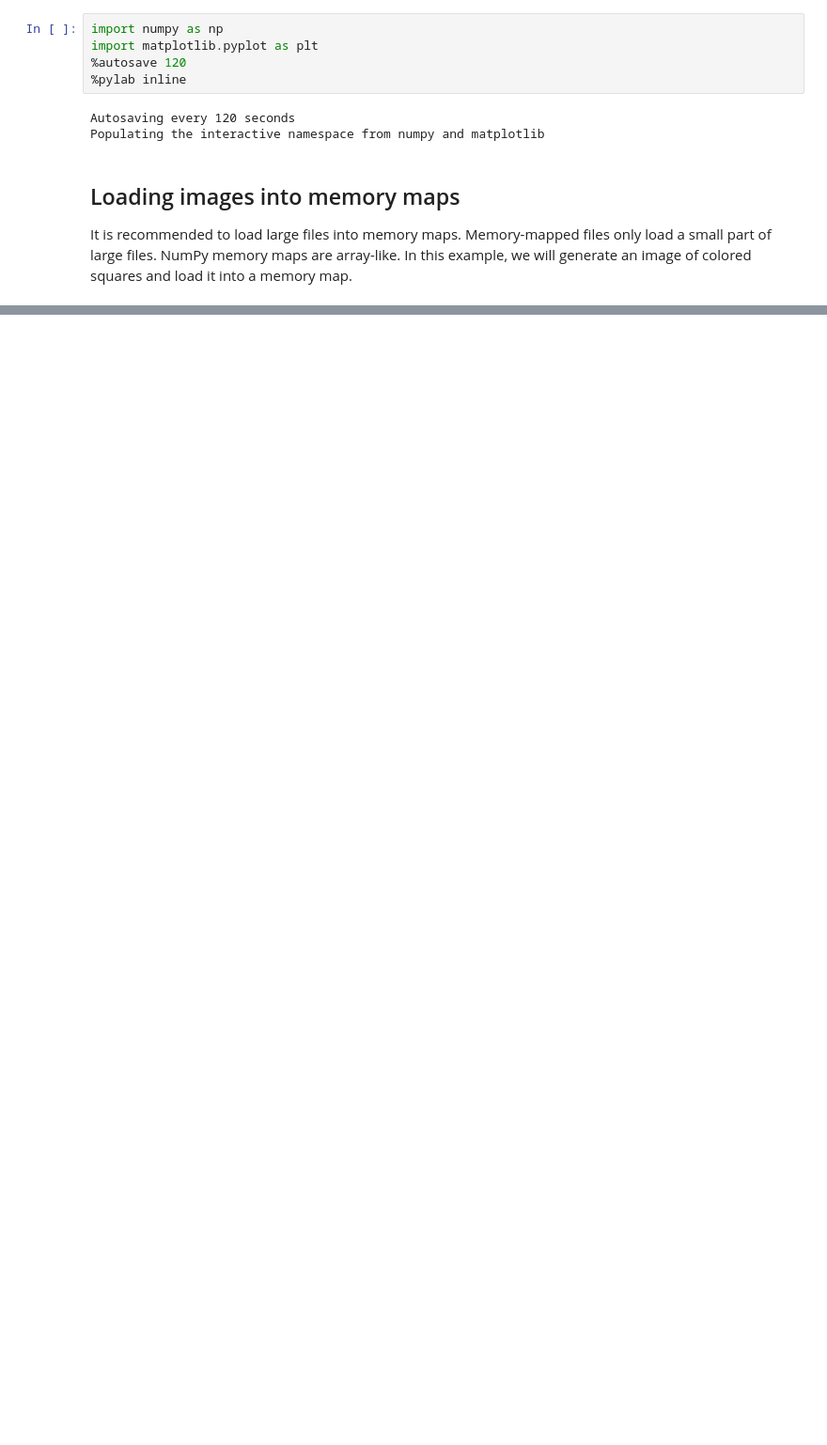
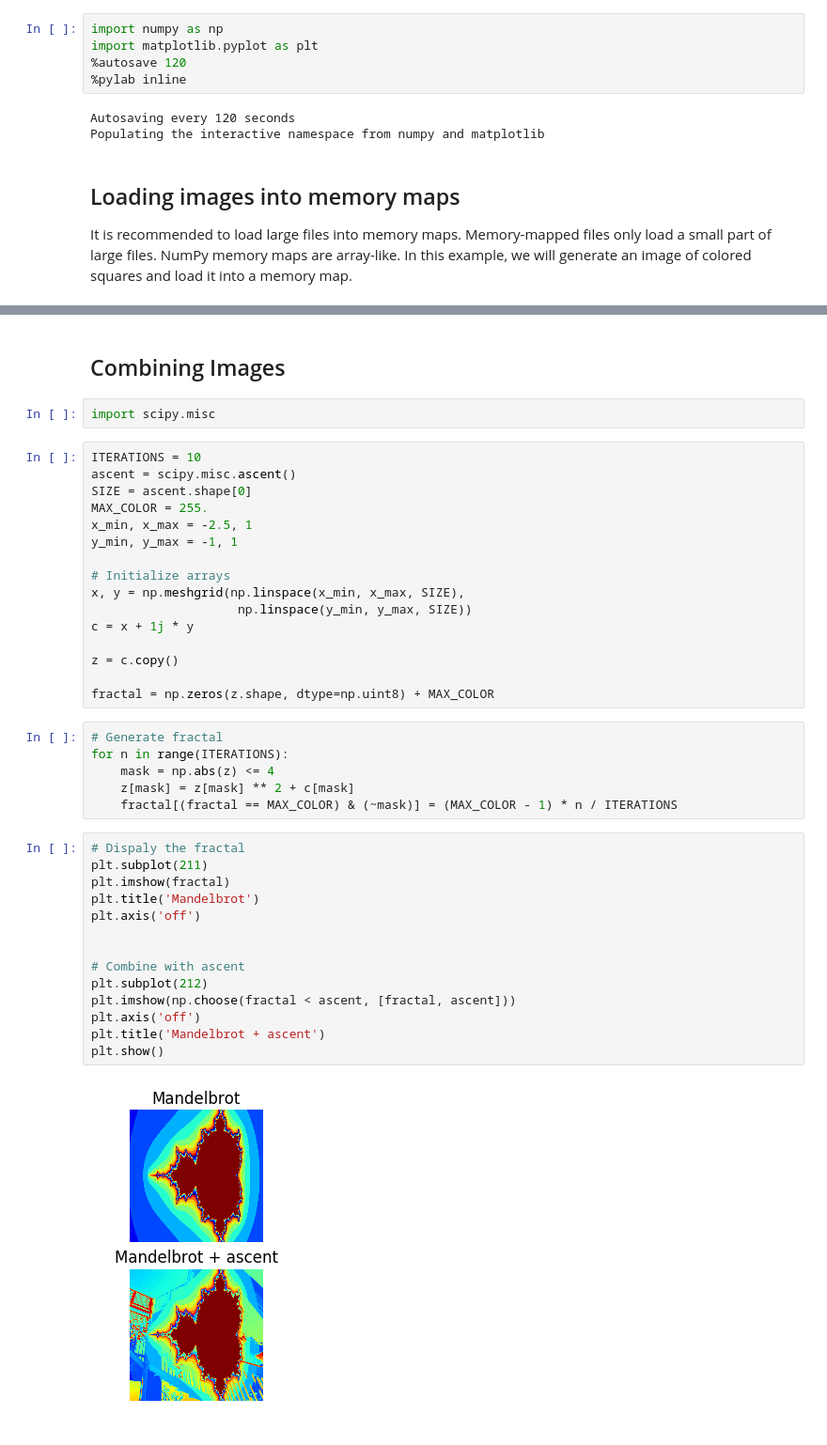
Before and after one commit to PiBingbin/Aggregatus, a Jupyter notebook: Miscellaneous/Numpy/chap 05.ipynb, the cells around one changed output, grey strips where cells are left out. Shown at 94% size. Cells and saved outputs as stored; diff of their text form; blank space fills up the shorter version.

Commit message:
:tada: Combining Images

```diff
--- a/Miscellaneous/Numpy/chap 05.ipynb
+++ b/Miscellaneous/Numpy/chap 05.ipynb
@@ -47,0 +48,42 @@ IOError: [Errno 22] invalid mode ('wb') or filename: 'random_squares.raw'
+# %% [markdown]
+## Combining Images
+# %%
+import scipy.misc
+# %%
+ITERATIONS = 10
+ascent = scipy.misc.ascent()
+SIZE = ascent.shape[0]
+MAX_COLOR = 255.
+x_min, x_max = -2.5, 1
+y_min, y_max = -1, 1
+
+# Initialize arrays
+x, y = np.meshgrid(np.linspace(x_min, x_max, SIZE),
+                    np.linspace(y_min, y_max, SIZE))
+c = x + 1j * y
+
+z = c.copy()
+
+fractal = np.zeros(z.shape, dtype=np.uint8) + MAX_COLOR
+# %%
+# Generate fractal
+for n in range(ITERATIONS):
+    mask = np.abs(z) <= 4
+    z[mask] = z[mask] ** 2 + c[mask]
+    fractal[(fractal == MAX_COLOR) & (~mask)] = (MAX_COLOR - 1) * n / ITERATIONS
+# %%
+# Dispaly the fractal
+plt.subplot(211)
+plt.imshow(fractal)
+plt.title('Mandelbrot')
+plt.axis('off')
+
+
+# Combine with ascent
+plt.subplot(212)
+plt.imshow(np.choose(fractal < ascent, [fractal, ascent]))
+plt.axis('off')
+plt.title('Mandelbrot + ascent')
+plt.show()
+# %% [output]
+[figure, added]
```
Also changed, not shown: parts of 1 cell of this notebook, 1 other file.
